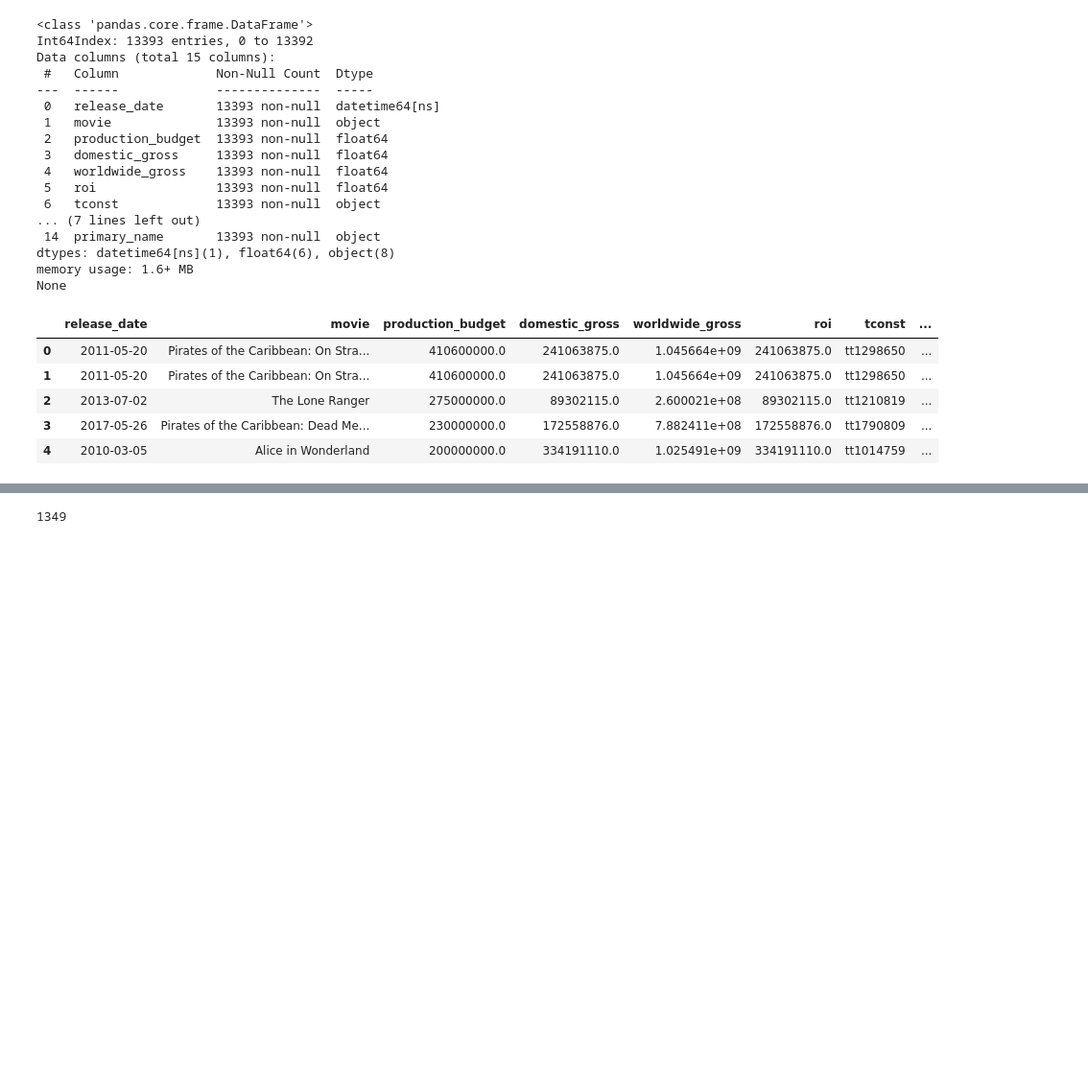
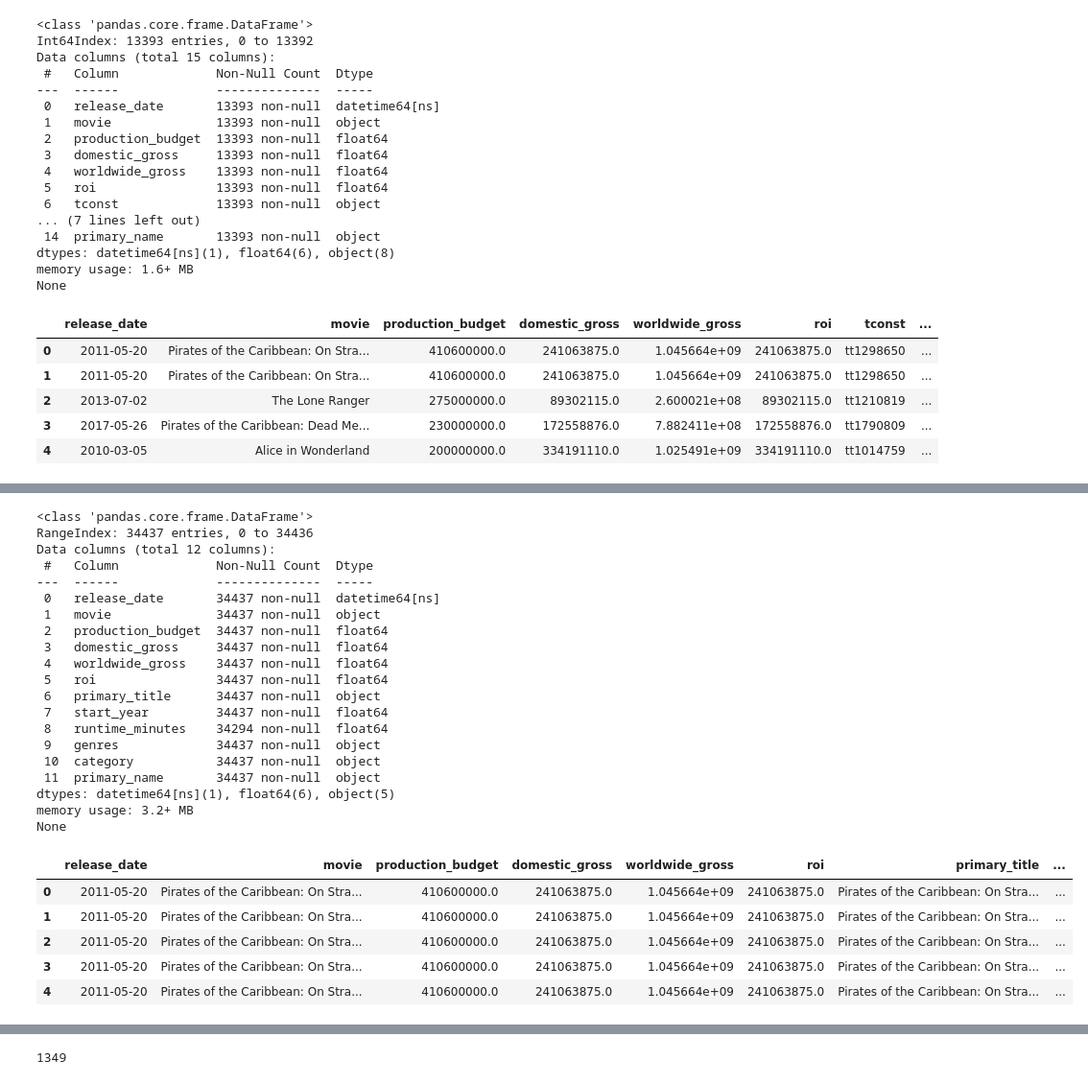
Before and after one commit to Freddy-2021/dsc-phase-1-project, a Jupyter notebook: student.ipynb, the cells around one changed output, grey strips where cells are left out. Shown: that part at 96% size. Saved outputs shown, nothing was run; the diff lists cells and outputs as text; code cells hidden in the pictures; blank space fills up the shorter version.

```diff
--- a/student.ipynb
+++ b/student.ipynb
@@ -696 +737,54 @@ None
+# %%
+#Created a nested loop, where all the rows of the original dataframe('movie_stats_df'), will
+#be appended to a new dataframe('movie_all_stats_df'), using a list of dictionary(s)('data),
+# as a go-between. For each row in the original dataframe,
+#the row is copied 'k' times to the new datframe, where 'k' = the length,
+#of the list of countries for that row. On each iteration of the inner loop,
+#k-=1, and the inner loop ends when k=0. (Note:This method is much more efficient than running
+#a loop of .concat or .append)
+
+
+movie_all_stats_df = pd.DataFrame()
+columns = list(movie_stats_df)
+data = []
+
+for i in range(0,len(movie_stats_df)):
+    k = (len(movie_stats_df['genres'][i]))
+    while(k>0):
+        values = movie_stats_df.iloc[i,:]
+        zipped = zip(columns, values)
+        a_dictionary = dict(zipped)
+        #print(a_dictionary)
+        data.append(a_dictionary)
+        k-=1
+movie_all_stats_df = movie_all_stats_df.append(data)
+print(movie_all_stats_df.info())
+movie_all_stats_df.head()
+# %% [output]
+<class 'pandas.core.frame.DataFrame'>
+RangeIndex: 34437 entries, 0 to 34436
+Data columns (total 12 columns):
+ #   Column             Non-Null Count  Dtype
+---  ------             --------------  -----
+ 0   release_date       34437 non-null  datetime64[ns]
+ 1   movie              34437 non-null  object
+ 2   production_budget  34437 non-null  float64
+ 3   domestic_gross     34437 non-null  float64
+ 4   worldwide_gross    34437 non-null  float64
+ 5   roi                34437 non-null  float64
+ 6   primary_title      34437 non-null  object
+ 7   start_year         34437 non-null  float64
+ 8   runtime_minutes    34294 non-null  float64
+ 9   genres             34437 non-null  object
+ 10  category           34437 non-null  object
+ 11  primary_name       34437 non-null  object
+dtypes: datetime64[ns](1), float64(6), object(5)
+memory usage: 3.2+ MB
+None
+|  | release_date | movie | production_budget | domestic_gross | worldwide_gross | roi | primary_title | ... |
+| 0 | 2011-05-20 | Pirates of the Caribbean: On Stra... | 410600000.0 | 241063875.0 | 1.045664e+09 | 241063875.0 | Pirates of the Caribbean: On Stra... | ... |
+| 1 | 2011-05-20 | Pirates of the Caribbean: On Stra... | 410600000.0 | 241063875.0 | 1.045664e+09 | 241063875.0 | Pirates of the Caribbean: On Stra... | ... |
+| 2 | 2011-05-20 | Pirates of the Caribbean: On Stra... | 410600000.0 | 241063875.0 | 1.045664e+09 | 241063875.0 | Pirates of the Caribbean: On Stra... | ... |
+| 3 | 2011-05-20 | Pirates of the Caribbean: On Stra... | 410600000.0 | 241063875.0 | 1.045664e+09 | 241063875.0 | Pirates of the Caribbean: On Stra... | ... |
+| 4 | 2011-05-20 | Pirates of the Caribbean: On Stra... | 410600000.0 | 241063875.0 | 1.045664e+09 | 241063875.0 | Pirates of the Caribbean: On Stra... | ... |
 # %%
```
Also changed, not shown: parts of 6 cells of this notebook.
